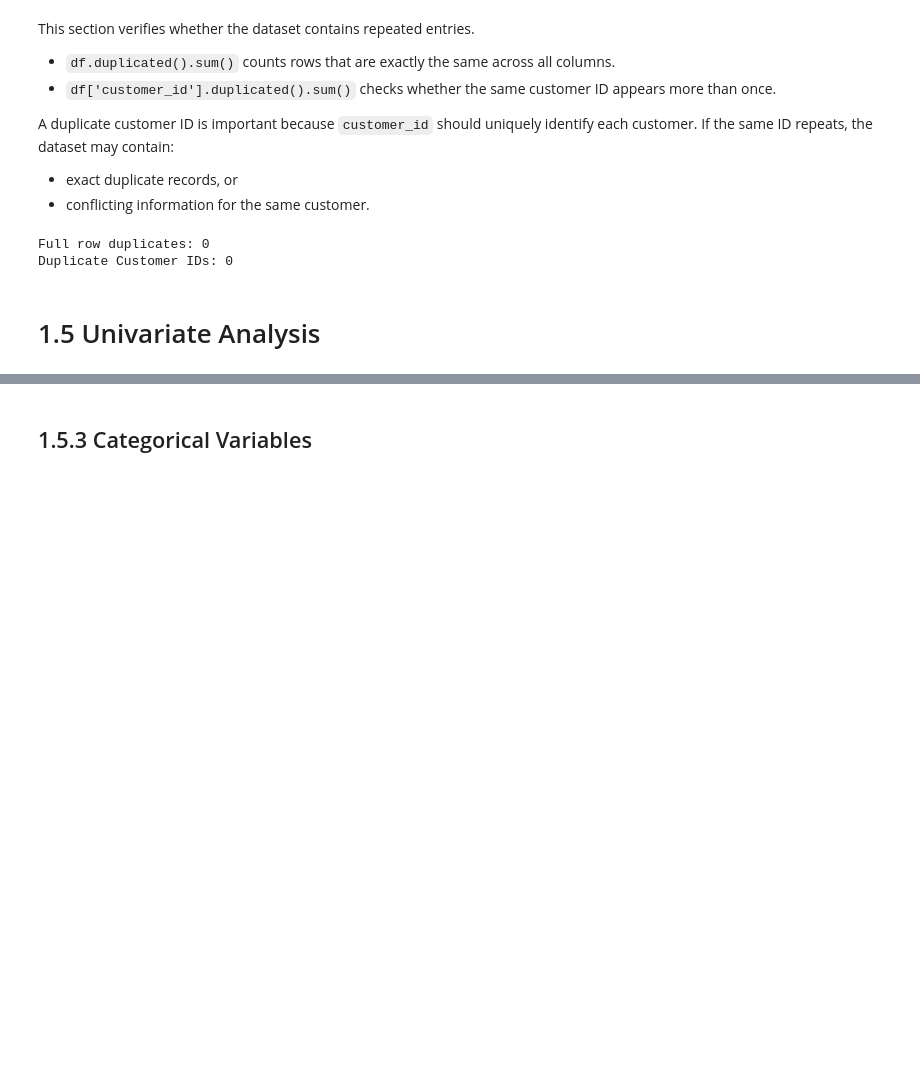
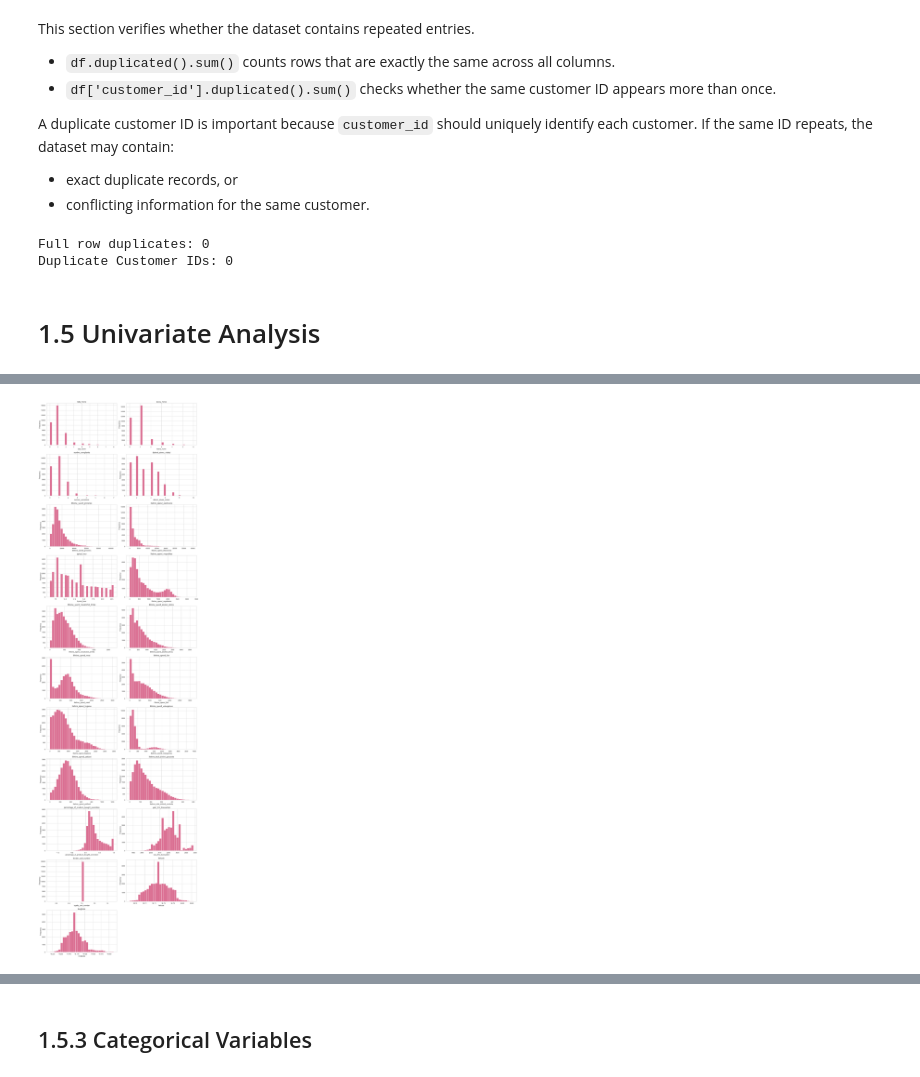
Before and after one commit to marianasfmartins/Customer-Segmentation-Project, a Jupyter notebook: Course Assignment - Customer Segmentation-20260417/EDA-Casa.ipynb, the cells around one changed output, grey strips where cells are left out. Saved outputs shown, nothing was run; the diff lists cells and outputs as text; code cells hidden in the pictures; blank space fills up the shorter version.

```diff
--- a/Course Assignment - Customer Segmentation-20260417/EDA-Casa.ipynb
+++ b/Course Assignment - Customer Segmentation-20260417/EDA-Casa.ipynb
@@ -201,0 +157,46 @@ lifetime_spend_petfood              | 389        | -90.00          | 750.00
+# %%
+numeric_cols = [
+    "kids_home",
+    "teens_home",
+    "number_complaints",
+    "distinct_stores_visited",
+    "lifetime_spend_groceries",
+    "lifetime_spend_electronics",
+    "typical_hour",
+    "lifetime_spend_vegetables",
+    "lifetime_spend_nonalcohol_drinks",
+    "lifetime_spend_alcohol_drinks",
+    "lifetime_spend_meat",
+    "lifetime_spend_fish",
+    "lifetime_spend_hygiene",
+    "lifetime_spend_videogames",
+    "lifetime_spend_petfood",
+    "lifetime_total_distinct_products",
+    "percentage_of_products_bought_promotion",
+    "year_first_transaction",
+    "loyalty_card_number",
+    "latitude",
+    "longitude"
+]
+# %%
+cols_per_row = 2
+n_cols = len(numeric_cols)
+n_rows = math.ceil(n_cols / cols_per_row)
+
+fig, axes = plt.subplots(n_rows, cols_per_row, figsize=(16, n_rows * 5))
+axes = axes.flatten()
+
+for i, col in enumerate(numeric_cols):
+    df[col].hist(bins=30, color='palevioletred', ax=axes[i])
+    axes[i].set_title(col, fontsize=13)
+    axes[i].set_xlabel(col)
+    axes[i].set_ylabel('Frequency')
+
+# Esconder eixos vazios se o número de colunas for ímpar
+for j in range(i + 1, len(axes)):
+    axes[j].set_visible(False)
+
+plt.tight_layout()
+plt.show()
+# %% [output]
+[figure, added]
```
Also changed, not shown: parts of 19 cells of this notebook.
